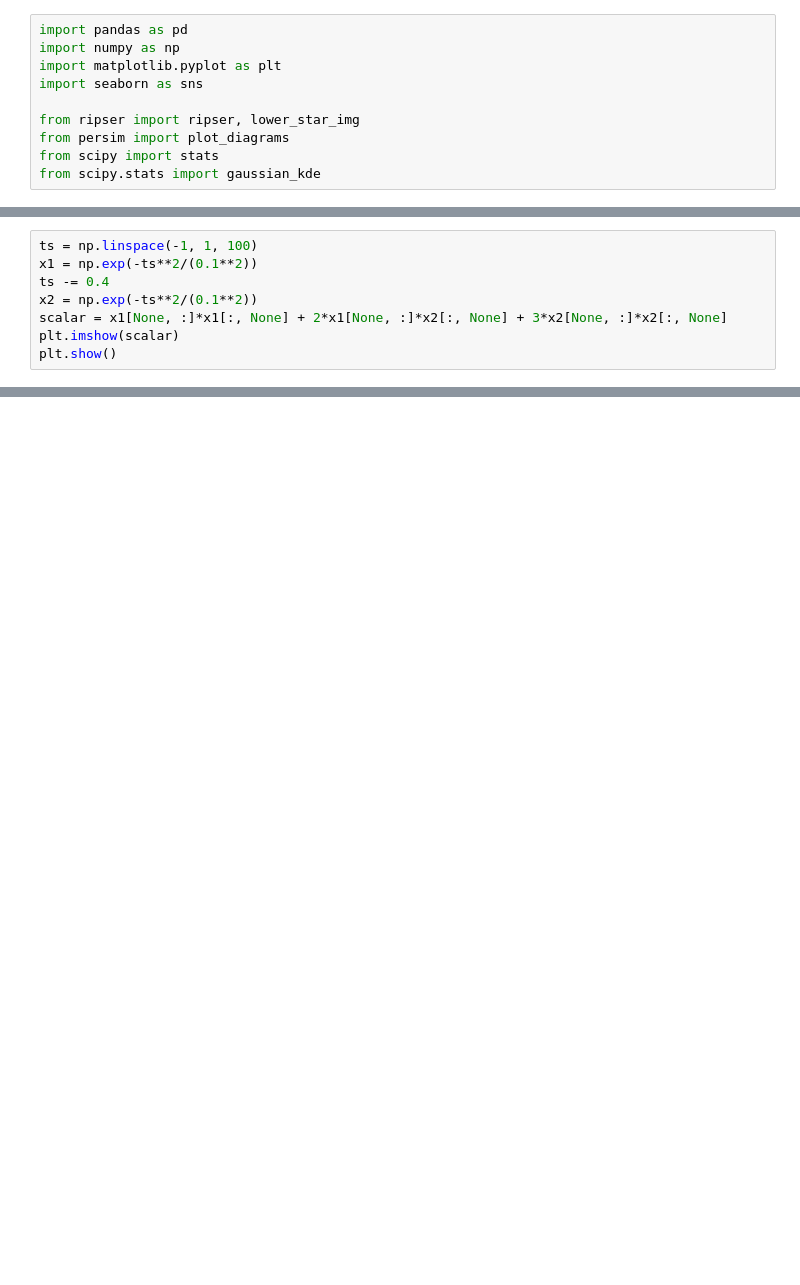
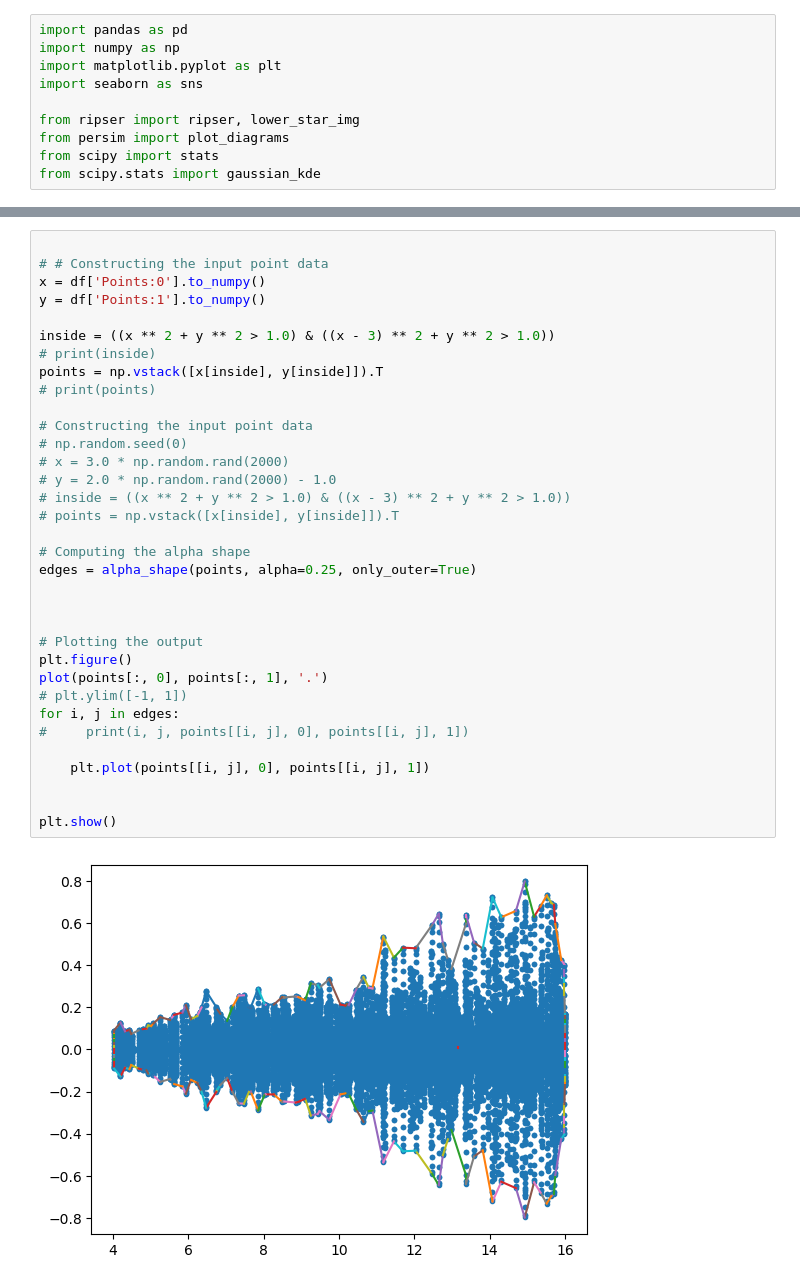
Before and after one commit to nafiul-nipu/Contrails-Python, a Jupyter notebook: contrails shape calc/contrails_shape_calc.ipynb, the cells around one changed output, grey strips where cells are left out. Saved outputs shown, nothing was run; the diff lists cells and outputs as text; blank space fills up the shorter version.

Commit message:
contrails shape calculation

```diff
--- a/contrails shape calc/contrails_shape_calc.ipynb
+++ b/contrails shape calc/contrails_shape_calc.ipynb
@@ -13,8 +10,0 @@ from scipy.stats import gaussian_kde
-# %%
-ts = np.linspace(-1, 1, 100)
-x1 = np.exp(-ts**2/(0.1**2))
-ts -= 0.4
-x2 = np.exp(-ts**2/(0.1**2))
-scalar = x1[None, :]*x1[:, None] + 2*x1[None, :]*x2[:, None] + 3*x2[None, :]*x2[:, None]
-plt.imshow(scalar)
-plt.show()
@@ -157,0 +279,36 @@ plt.show()
+# %%
+
+# # Constructing the input point data
+x = df['Points:0'].to_numpy()
+y = df['Points:1'].to_numpy()
+
+inside = ((x ** 2 + y ** 2 > 1.0) & ((x - 3) ** 2 + y ** 2 > 1.0))
+# print(inside)
+points = np.vstack([x[inside], y[inside]]).T
+# print(points)
+
+# Constructing the input point data
+# np.random.seed(0)
+# x = 3.0 * np.random.rand(2000)
+# y = 2.0 * np.random.rand(2000) - 1.0
+# inside = ((x ** 2 + y ** 2 > 1.0) & ((x - 3) ** 2 + y ** 2 > 1.0))
+# points = np.vstack([x[inside], y[inside]]).T
+
+# Computing the alpha shape
+edges = alpha_shape(points, alpha=0.25, only_outer=True)
+
+
+
+# Plotting the output
+plt.figure()
+plot(points[:, 0], points[:, 1], '.')
+# plt.ylim([-1, 1])
+for i, j in edges:
+#     print(i, j, points[[i, j], 0], points[[i, j], 1])
+
+    plt.plot(points[[i, j], 0], points[[i, j], 1])
+
+
+plt.show()
+# %% [output]
+[figure, added]
```
Also changed, not shown: parts of 20 cells of this notebook, 1 other file.
